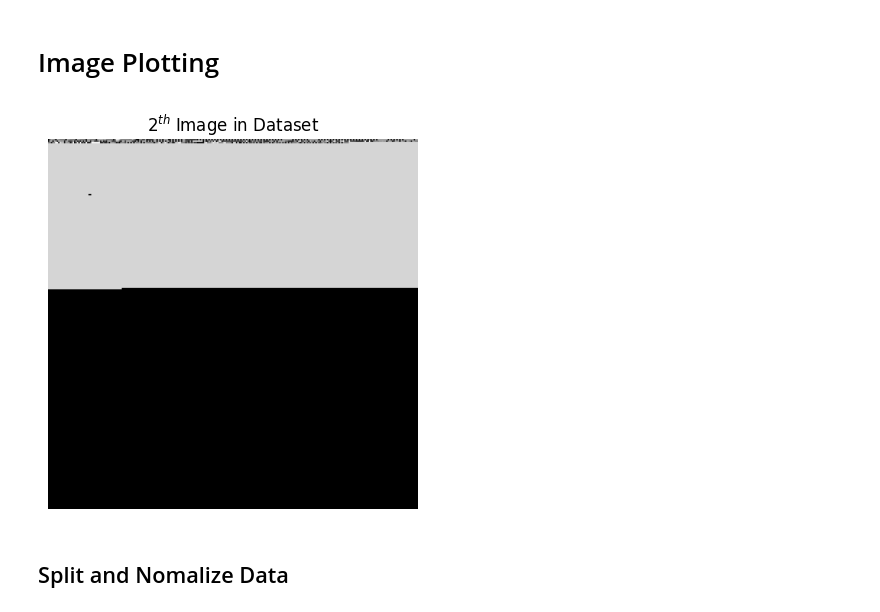
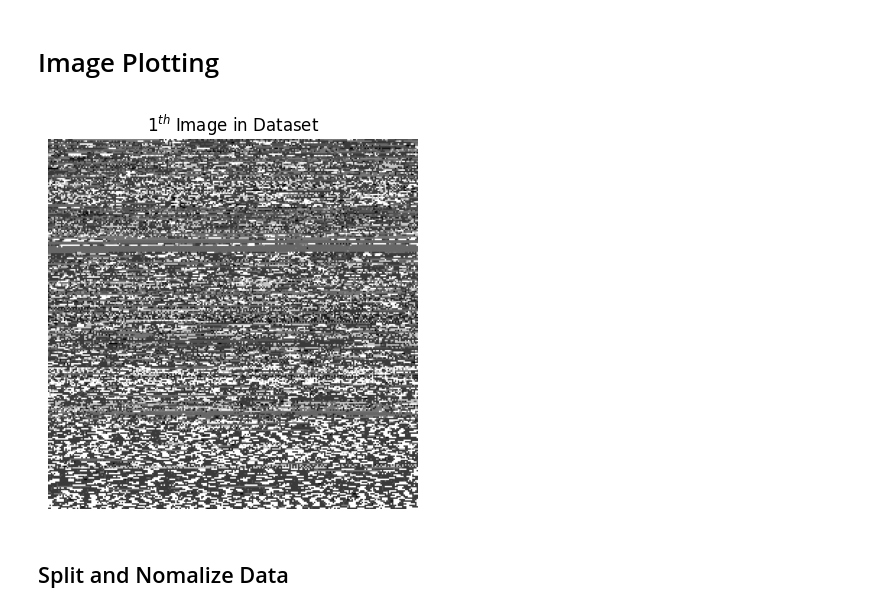
Before and after one commit to PGHOON/CryptoGuard, a Jupyter notebook: CNN/CNN.ipynb, the cells around one changed output. Saved outputs shown, nothing was run; the diff lists cells and outputs as text; code cells hidden in the pictures.

```diff
--- a/CNN/CNN.ipynb
+++ b/CNN/CNN.ipynb
@@ -58,15 +58,15 @@ X, y = load_data(DATASET_DIR)
 # %% [markdown]
 # Image Plotting
 # %%
-n = 2
+n = 1
 nth_image = X[n].reshape(256, 256)
 
 plt.imshow(nth_image, cmap='gray')
 plt.title(f'${n}^{{th}}$ Image in Dataset')
 plt.axis('off')
 plt.show()
 # %% [output]
-[figure, old version]
+[figure, new version]
 # %% [markdown]
 ## Split and Nomalize Data
 # %%
```
Also changed, not shown: parts of 8 cells of this notebook, 4 other files.
